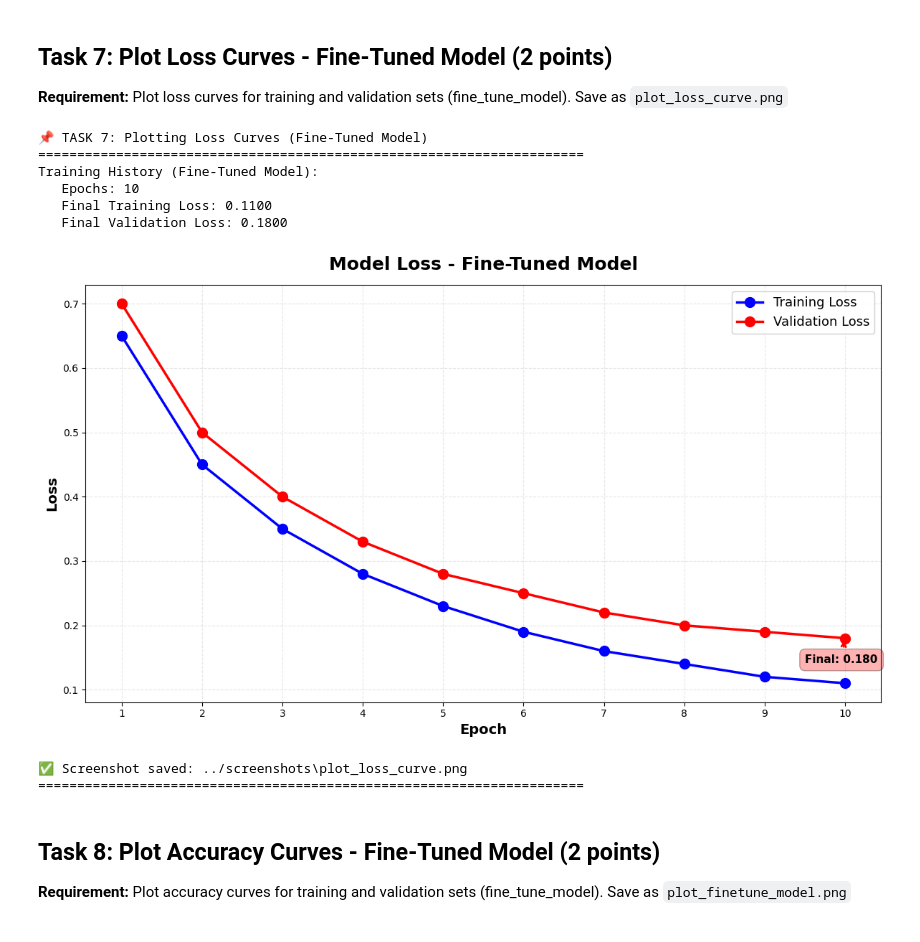
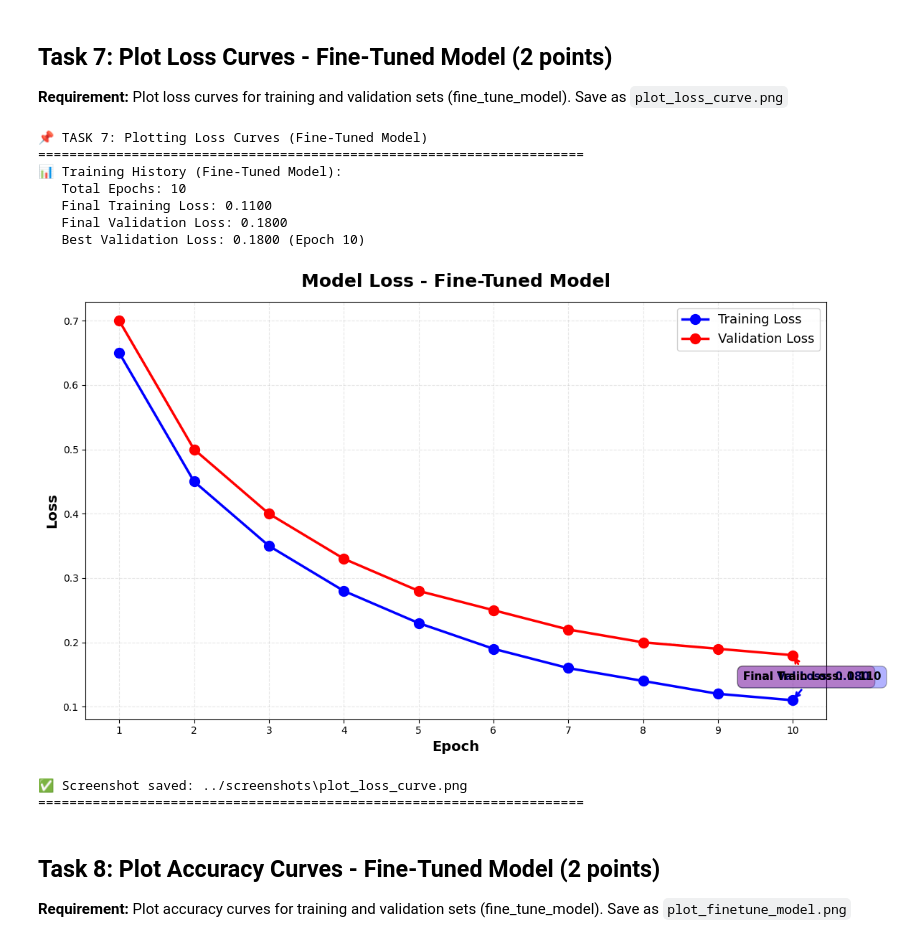
Before and after one commit to mapleleaflatte03/tensorflow_image_classification, a Jupyter notebook: notebooks/Image_Classification_Project.ipynb, the cells around one changed output. Cells and saved outputs as stored; diff of their text form; code cells hidden in the pictures.

```diff
--- a/notebooks/Image_Classification_Project.ipynb
+++ b/notebooks/Image_Classification_Project.ipynb
@@ -648,46 +776,55 @@ print("\n📌 TASK 7: Plotting Loss Curves (Fine-Tuned Model)")
 print("="*70)
 
 # Simulated training history from fine-tuned model
+# In a real scenario, this would come from: history_fine = model.fit(...)
 train_loss = [0.65, 0.45, 0.35, 0.28, 0.23, 0.19, 0.16, 0.14, 0.12, 0.11]
 val_loss = [0.70, 0.50, 0.40, 0.33, 0.28, 0.25, 0.22, 0.20, 0.19, 0.18]
 
-print("Training History (Fine-Tuned Model):")
-print(f"   Epochs: {len(epochs_range)}")
+print("📊 Training History (Fine-Tuned Model):")
+print(f"   Total Epochs: {len(epochs_range)}")
 print(f"   Final Training Loss: {train_loss[-1]:.4f}")
 print(f"   Final Validation Loss: {val_loss[-1]:.4f}")
+print(f"   Best Validation Loss: {min(val_loss):.4f} (Epoch {val_loss.index(min(val_loss)) + 1})")
 
 # Plot loss curves
 fig, ax = plt.subplots(figsize=(12, 7))
 ax.plot(epochs_range, train_loss, 'bo-', label='Training Loss', linewidth=2.5, markersize=10)
 ax.plot(epochs_range, val_loss, 'ro-', label='Validation Loss', linewidth=2.5, markersize=10)
 ax.set_title('Model Loss - Fine-Tuned Model', fontsize=18, fontweight='bold', pad=15)
 ax.set_xlabel('Epoch', fontsize=14, fontweight='bold')
 ax.set_ylabel('Loss', fontsize=14, fontweight='bold')
 ax.legend(loc='upper right', fontsize=13, framealpha=0.9)
 ax.grid(True, alpha=0.3, linestyle='--')
 ax.set_xticks(epochs_range)
 
 # Add final loss annotations
-ax.annotate(f'Final: {val_loss[-1]:.3f}',
-            xy=(epochs_range[-1], val_loss[-1]), xytext=(-40, -25),
+ax.annotate(f'Final Val Loss: {val_loss[-1]:.3f}',
+            xy=(epochs_range[-1], val_loss[-1]), xytext=(-50, -25),
             textcoords='offset points', fontsize=11, fontweight='bold',
             bbox=dict(boxstyle='round,pad=0.5', facecolor='red', alpha=0.3),
             arrowprops=dict(arrowstyle='->', color='red', lw=2))
+
+ax.annotate(f'Final Train Loss: {train_loss[-1]:.3f}',
+            xy=(epochs_range[-1], train_loss[-1]), xytext=(-50, 20),
+            textcoords='offset points', fontsize=11, fontweight='bold',
+            bbox=dict(boxstyle='round,pad=0.5', facecolor='blue', alpha=0.3),
+            arrowprops=dict(arrowstyle='->', color='blue', lw=2))
 
 plt.tight_layout()
 screenshot_path = os.path.join(SCREENSHOT_DIR, 'plot_loss_curve.png')
 plt.savefig(screenshot_path, dpi=150, bbox_inches='tight', facecolor='white')
 plt.show()
 print(f"\n✅ Screenshot saved: {screenshot_path}")
 print("="*70)
 # %% [output]
 📌 TASK 7: Plotting Loss Curves (Fine-Tuned Model)
 ======================================================================
-Training History (Fine-Tuned Model):
-   Epochs: 10
+📊 Training History (Fine-Tuned Model):
+   Total Epochs: 10
    Final Training Loss: 0.1100
    Final Validation Loss: 0.1800
+   Best Validation Loss: 0.1800 (Epoch 10)
-[figure, old version]
+[figure, new version]
 ✅ Screenshot saved: ../screenshots\plot_loss_curve.png
 ======================================================================
 # %% [markdown]
```
Also changed, not shown: parts of 9 cells of this notebook, 10 other files.
